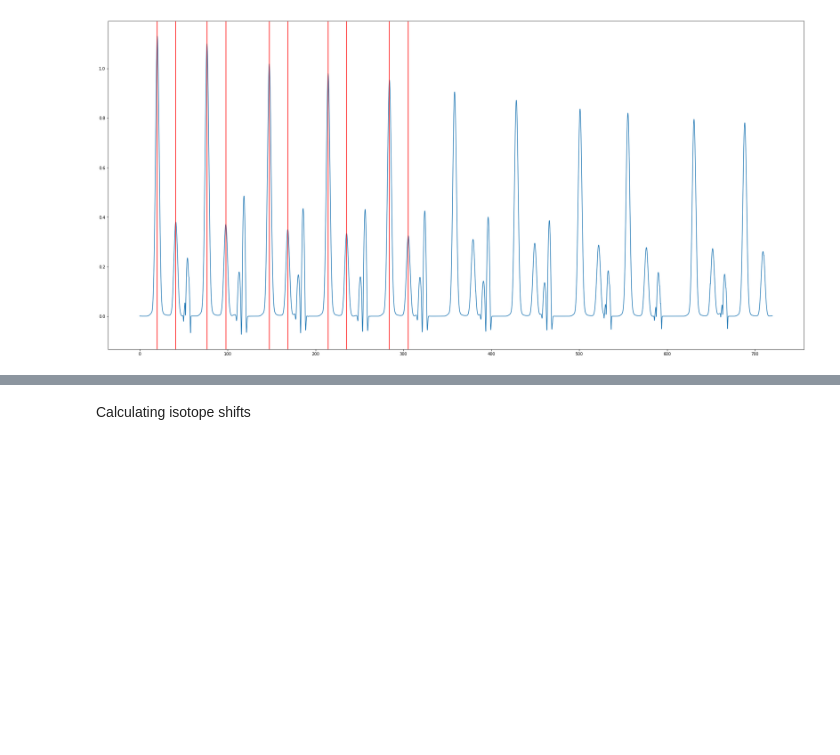
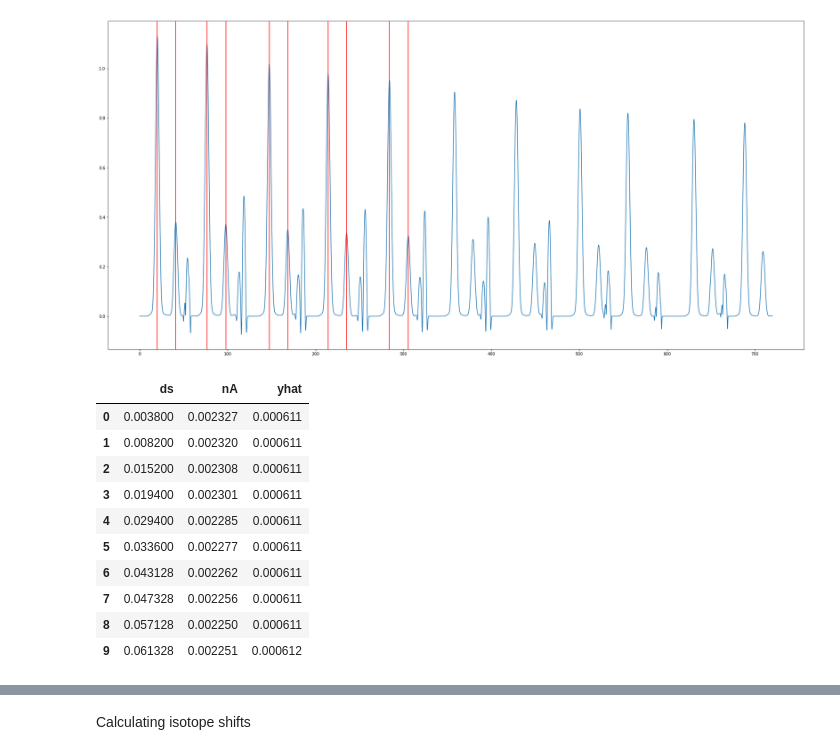
Before and after one commit to JackRoten/HD_shift_Dutt_Roten, a Jupyter notebook: Data Analysis-656.ipynb, the cells around one changed output, grey strips where cells are left out. Cells and saved outputs as stored; diff of their text form; code cells hidden in the pictures; blank space fills up the shorter version.

```diff
--- a/Data Analysis-656.ipynb
+++ b/Data Analysis-656.ipynb
@@ -116,3 +125,17 @@ dfpeaks = df.iloc[xmax].reset_index(drop = True)
+# %%
+dfpeaks
+# %% [output]
+|  | ds | nA | yhat |
+| 0 | 0.003800 | 0.002327 | 0.000611 |
+| 1 | 0.008200 | 0.002320 | 0.000611 |
+| 2 | 0.015200 | 0.002308 | 0.000611 |
+| 3 | 0.019400 | 0.002301 | 0.000611 |
+| 4 | 0.029400 | 0.002285 | 0.000611 |
+| 5 | 0.033600 | 0.002277 | 0.000611 |
+| 6 | 0.043128 | 0.002262 | 0.000611 |
+| 7 | 0.047328 | 0.002256 | 0.000611 |
+| 8 | 0.057128 | 0.002250 | 0.000611 |
+| 9 | 0.061328 | 0.002251 | 0.000612 |
 # %%
 dfpeaks
 # %% [output]
```
Also changed, not shown: parts of 9 cells of this notebook.
